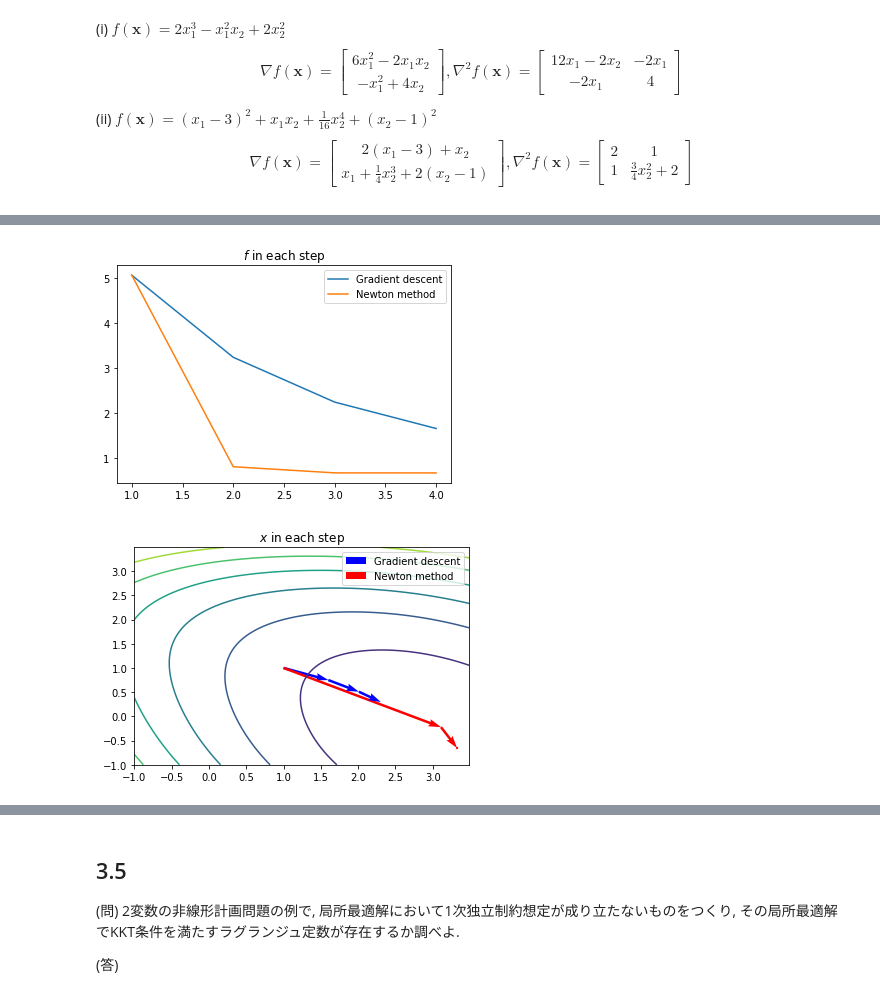
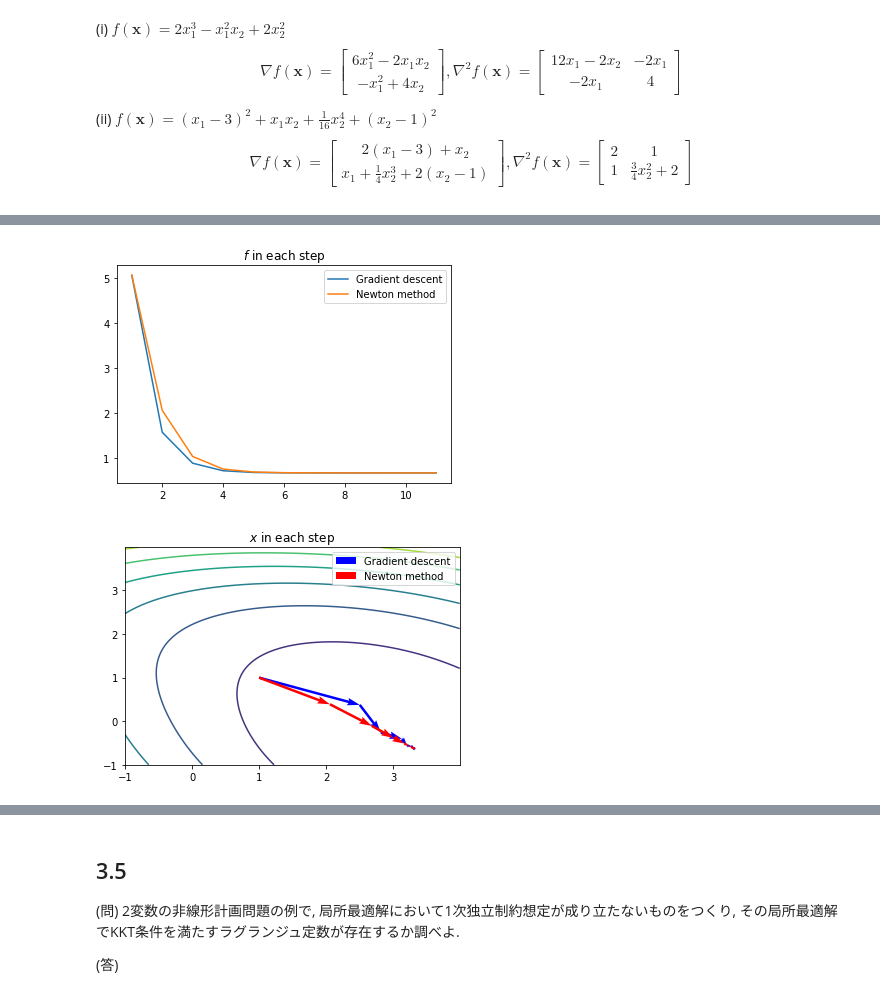
Before and after one commit to CSReading/Optimization, a Jupyter notebook: problems/chapter3/mshibatatt.ipynb, the cells around one changed output, grey strips where cells are left out. Cells and saved outputs as stored; diff of their text form; code cells hidden in the pictures.

```diff
--- a/problems/chapter3/mshibatatt.ipynb
+++ b/problems/chapter3/mshibatatt.ipynb
@@ -165,7 +165,7 @@ def track_obj(f, var, history):
     return output
 # %%
 # (i)
-STEP = 3
+STEP = 5
 x1, x2 = symbols('x1 x2')
 x = Matrix([x1, x2])
 f =  2 * x1**3 - x1**2 * x2 + 2 * x2**2
@@ -209,11 +213,11 @@ plt.show()
 # %%
 # (ii)
-STEP = 3
+STEP = 10
 x1, x2 = symbols('x1 x2')
 x = Matrix([x1, x2])
 f =  (x1 - 3)**2 + x1 * x2 + 1/16*x2**4 + (x2 - 1)**2
-history_gd = gradient_descent(f, x, x_init=np.array([1., 1.]), alpha = 0.2, step = STEP, keep_history=True)
+history_gd = gradient_descent(f, x, x_init=np.array([1., 1.]), alpha = 0.5, step = STEP, keep_history=True)
 print(history_gd)
-history_nm = newton_method(f, x, x_init=np.array([1., 1.]), alpha = 1., step = STEP, keep_history=True)
+history_nm = newton_method(f, x, x_init=np.array([1., 1.]), alpha = 0.5, step = STEP, keep_history=True)
 print(history_nm)
 # %% [output]
@@ -232,23 +245,23 @@ plt.legend(labels=['Gradient descent', 'Newton method'])
 plt.title('$f$ in each step')
 plt.show()
 # %% [output]
-[figure, old version]
+[figure, new version]
 # %%
-x1 = np.arange(-1, 3.5, 0.01)
-x2 = np.arange(-1, 3.5, 0.01)
+x1 = np.arange(-1, 4, 0.01)
+x2 = np.arange(-1, 4, 0.01)
 x1, x2 = np.meshgrid(x1, x2)
 f = (x1 - 3)**2 + x1 * x2 + 1/16*x2**4 + (x2 - 1)**2
 for i in range(len(history_nm)-1):
     plt.quiver(*history_gd[i], *(history_gd[i+1] - history_gd[i]),
                angles = 'xy', scale_units='xy', scale=1, color='blue', label='Gradient decent')
     plt.quiver(*history_nm[i], *(history_nm[i+1] - history_nm[i]),
                angles = 'xy', scale_units='xy', scale=1, color='red', label='Newton method')
 plt.contour(x1, x2, f)
 plt.legend(labels=['Gradient descent', 'Newton method'])
 plt.title('$x$ in each step')
 plt.show()
 # %% [output]
-[figure, old version]
+[figure, new version]
 # %% [markdown]
 ## 3.4
 (問) 次の制約付き最適化問題に対するKKT条件を書け. ただし, $A\in \mathbb{R}^{m \times n}$は定行列であり, $\bm{b}\in\mathbb{R}^{m}$は定ベクトルである.
```
Also changed, not shown: parts of 5 cells of this notebook.
